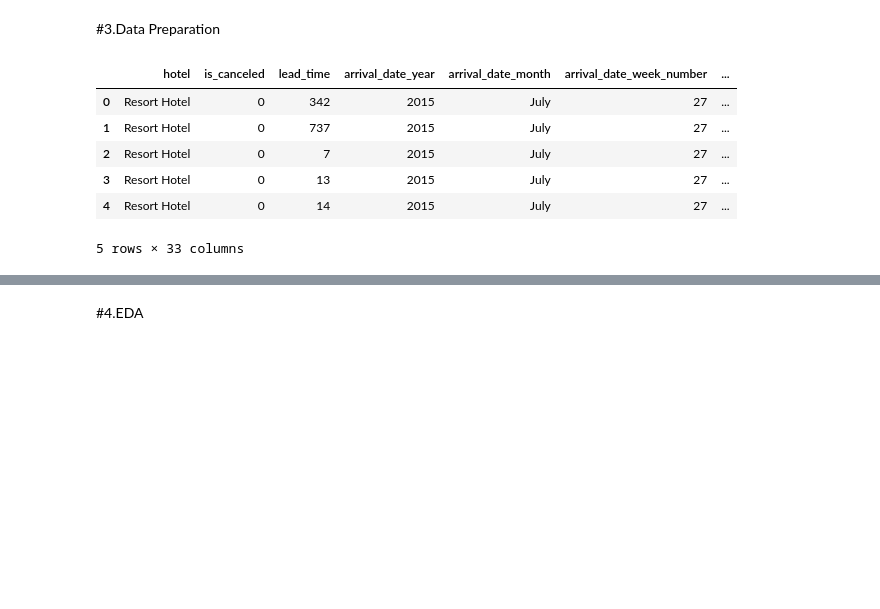
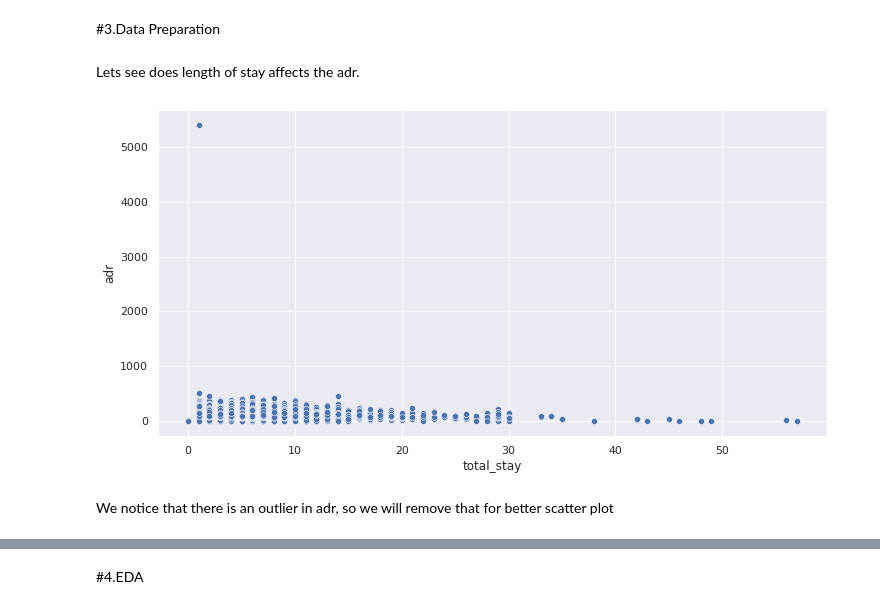
Before and after one commit to dhrisandamedhi/Hotel_booking, a Jupyter notebook: hotel_booking.ipynb, the cells around one changed output, grey strips where cells are left out. Cells and saved outputs as stored; diff of their text form; code cells hidden in the pictures; blank space fills up the shorter version.

```diff
--- a/hotel_booking.ipynb
+++ b/hotel_booking.ipynb
@@ -243,16 +243,16 @@ hotel['arrival_date_month']=hotel['arrival_date_month'].astype('str')
 #combine date,month,year
 hotel['arrival_date']=hotel['arrival_date_day_of_month']+'-'+hotel['arrival_date_month']+'-'+hotel['arrival_date_year']
 hotel['Arrival Date'] = pd.to_datetime(hotel['arrival_date'], errors='coerce')
-# %%
-#since we combine arrival_date,month into arrival_date now we remove those colomns
-hotel.drop(['arrival_date'],inplace= True, axis=1)
-# %%
-hotel.head()
-# %% [output]
-|  | hotel | is_canceled | lead_time | arrival_date_year | arrival_date_month | arrival_date_week_number | ... |
-| 0 | Resort Hotel | 0 | 342 | 2015 | July | 27 | ... |
-| 1 | Resort Hotel | 0 | 737 | 2015 | July | 27 | ... |
-| 2 | Resort Hotel | 0 | 7 | 2015 | July | 27 | ... |
-| 3 | Resort Hotel | 0 | 13 | 2015 | July | 27 | ... |
-| 4 | Resort Hotel | 0 | 14 | 2015 | July | 27 | ... |
-5 rows × 33 columns
+# %%
+# Adding total staying days in hotels
+hotel['total_stay'] = hotel['stays_in_weekend_nights']+hotel['stays_in_week_nights']
+# %% [markdown]
+Lets see does length of stay affects the adr.
+# %%
+plt.figure(figsize = (12,6))
+sns.scatterplot(y = 'adr', x = 'total_stay', data = hotel)
+plt.show()
+# %% [output]
+[figure, added]
+# %% [markdown]
+We notice that there is an outlier in adr, so we will remove that for better scatter plot
```
Also changed, not shown: parts of 12 cells of this notebook.
